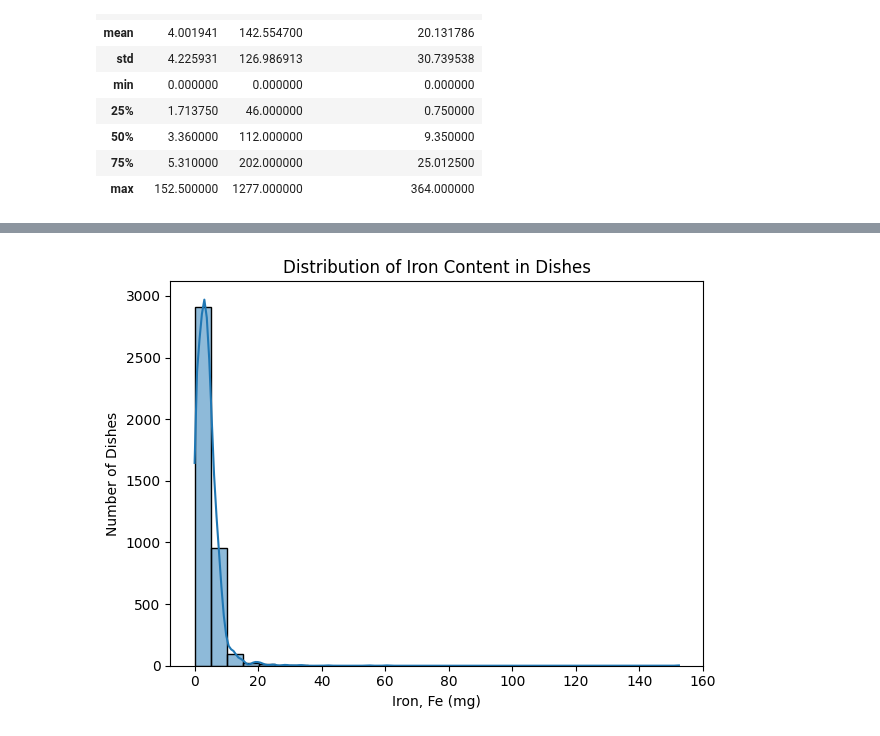
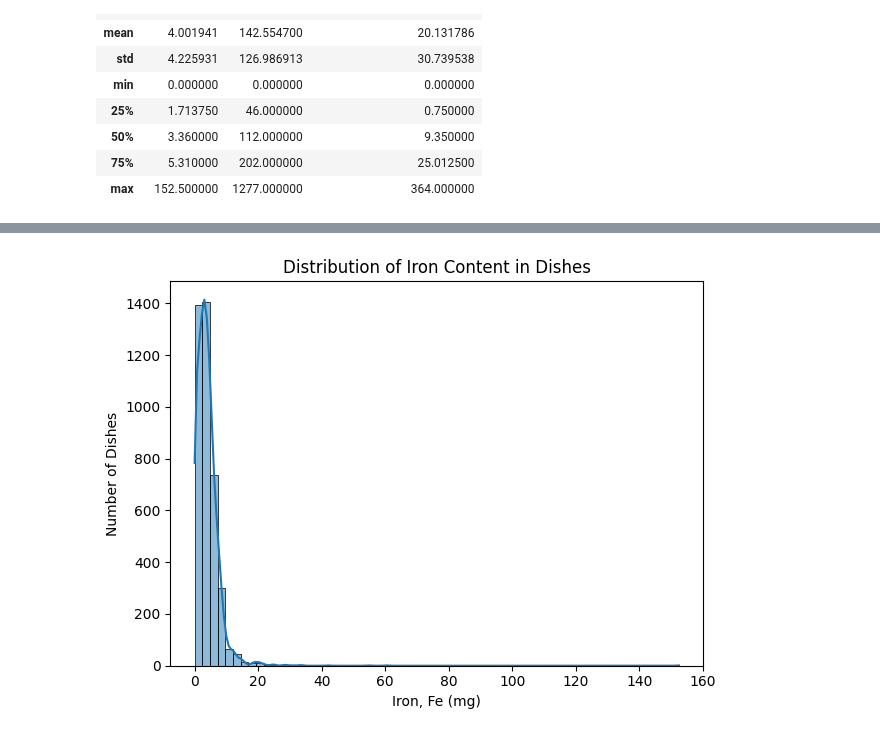
Before and after one commit to chelseanbr/smolvlm-nutrition-vqa, a Jupyter notebook: notebooks/eda.ipynb, the cells around one changed output, grey strips where cells are left out. Saved outputs shown, nothing was run; the diff lists cells and outputs as text; code cells hidden in the pictures.

```diff
--- a/notebooks/eda.ipynb
+++ b/notebooks/eda.ipynb
@@ -113 +114,5 @@ import matplotlib.pyplot as plt
 import seaborn as sns
+# %%
+binsize = np.sqrt(len(train_df))
+binsize = int(binsize)
+binsize
@@ -114,9 +130,9 @@ import seaborn as sns
 # %%
-sns.histplot(data=train_df, x='Iron, Fe', bins=30, kde=True)
+sns.histplot(data=train_df, x='Iron, Fe', bins=binsize, kde=True)
 plt.title('Distribution of Iron Content in Dishes')
 plt.xlabel('Iron, Fe (mg)')
 plt.ylabel('Number of Dishes')
 plt.tight_layout()
 plt.show()
 # %% [output]
-[figure, old version]
+[figure, new version]
```
Also changed, not shown: parts of 20 cells of this notebook, 2 other files.
